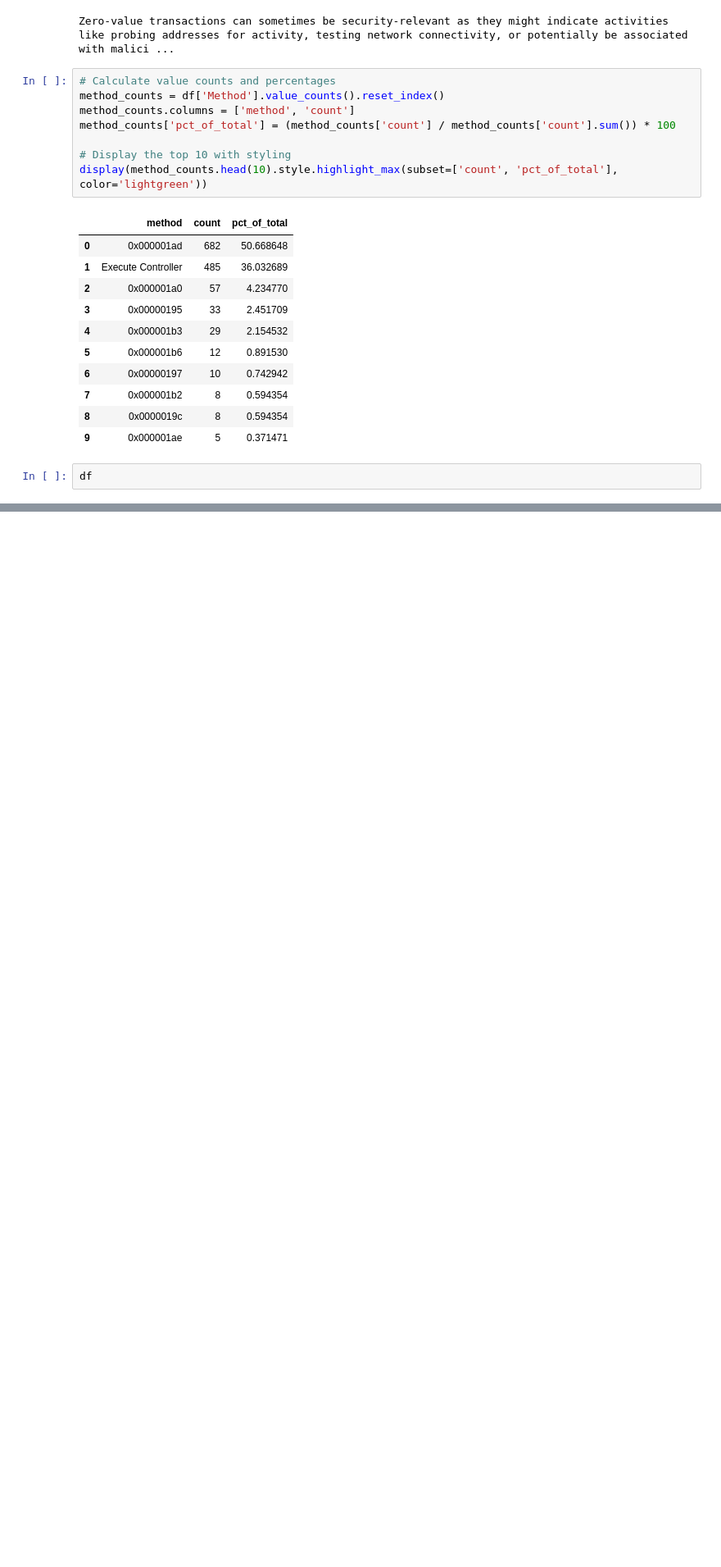
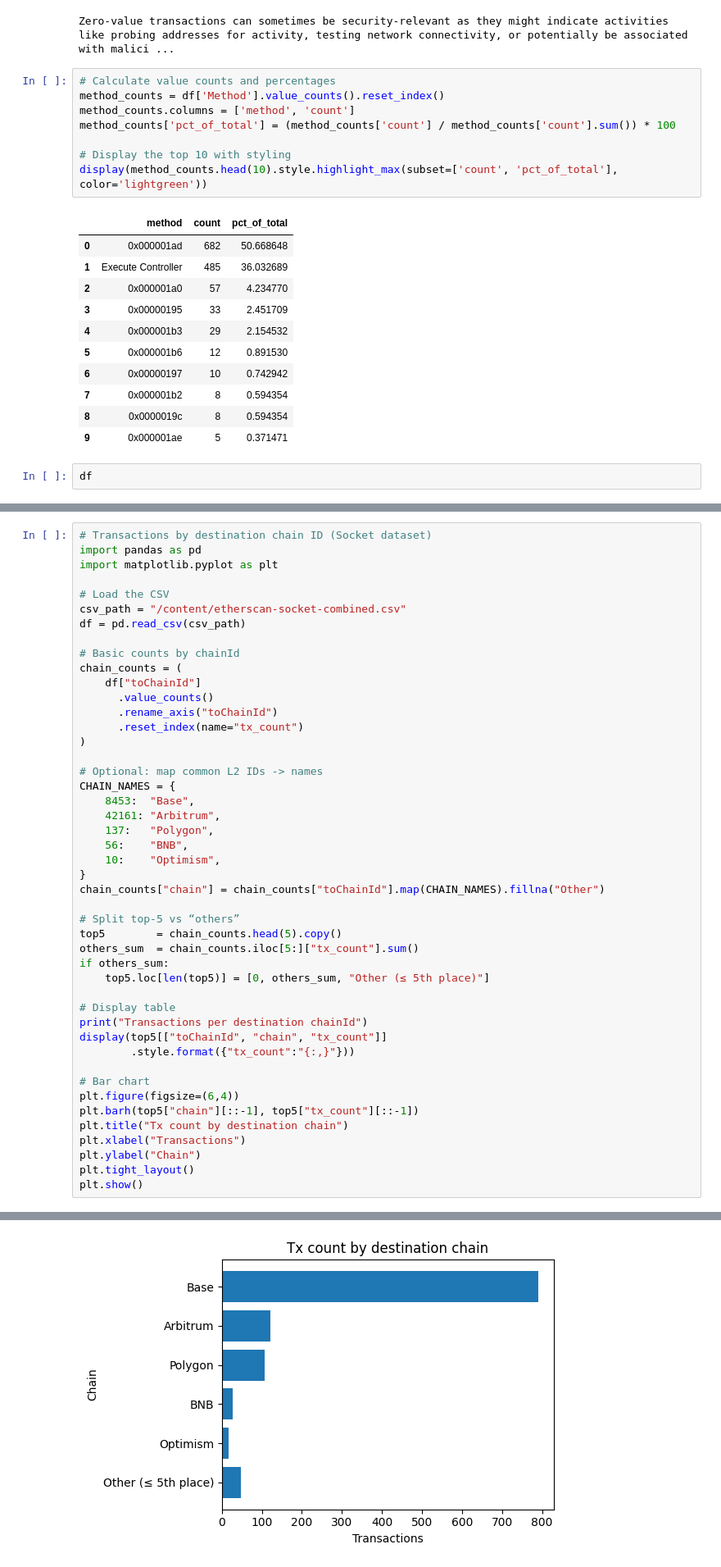
Before and after one commit to saginarendravarma174/learn, a Jupyter notebook: Web3.ipynb, the cells around one changed output, grey strips where cells are left out. Shown at 82% size. Drawn from its saved outputs; the diff is of its cells as text; blank space fills up the shorter version.

```diff
--- a/Web3.ipynb
+++ b/Web3.ipynb
@@ -246,3 +248,50 @@ Top-10 bridged tokens by total ETH-equivalent value
 | 7 | 0x6982508145454ce325ddbe47a25d4ec... | 2 | 0.0039 |
 | 6 | 0x514910771af9ca656af840dff83e826... | 1 | 0.0001 |
 [figure]
+# %%
+# Transactions by destination chain ID (Socket dataset)
+import pandas as pd
+import matplotlib.pyplot as plt
+
+# Load the CSV
+csv_path = "/content/etherscan-socket-combined.csv"
+df = pd.read_csv(csv_path)
+
+# Basic counts by chainId
+chain_counts = (
+    df["toChainId"]
+      .value_counts()
+      .rename_axis("toChainId")
+      .reset_index(name="tx_count")
+)
+
+# Optional: map common L2 IDs -> names
+CHAIN_NAMES = {
+    8453:  "Base",
+    42161: "Arbitrum",
+    137:   "Polygon",
+    56:    "BNB",
+    10:    "Optimism",
+}
+chain_counts["chain"] = chain_counts["toChainId"].map(CHAIN_NAMES).fillna("Other")
+
+# Split top-5 vs “others”
+top5        = chain_counts.head(5).copy()
+others_sum  = chain_counts.iloc[5:]["tx_count"].sum()
+if others_sum:
+    top5.loc[len(top5)] = [0, others_sum, "Other (≤ 5th place)"]
+
+# Display table
+print("Transactions per destination chainId")
+display(top5[["toChainId", "chain", "tx_count"]]
+        .style.format({"tx_count":"{:,}"}))
+
+# Bar chart
+plt.figure(figsize=(6,4))
+plt.barh(top5["chain"][::-1], top5["tx_count"][::-1])
+plt.title("Tx count by destination chain")
+plt.xlabel("Transactions")
+plt.ylabel("Chain")
+plt.tight_layout()
+plt.show()
+# %% [output]
@@ -248,0 +306 @@ Top-10 bridged tokens by total ETH-equivalent value
+[figure, added]
```
Also changed, not shown: parts of 12 cells of this notebook.
